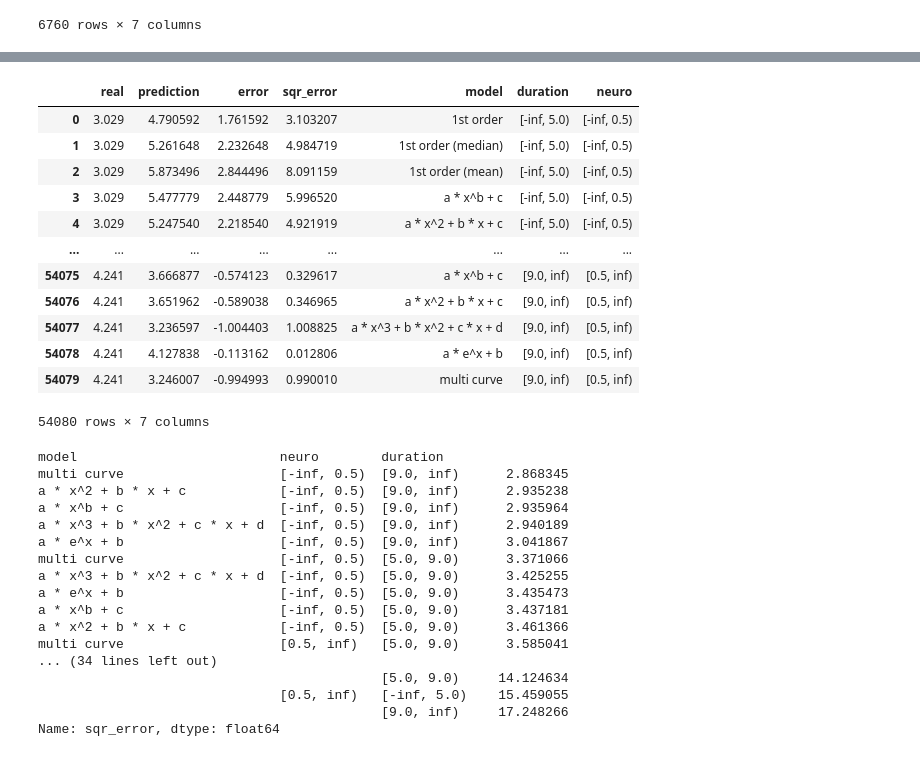
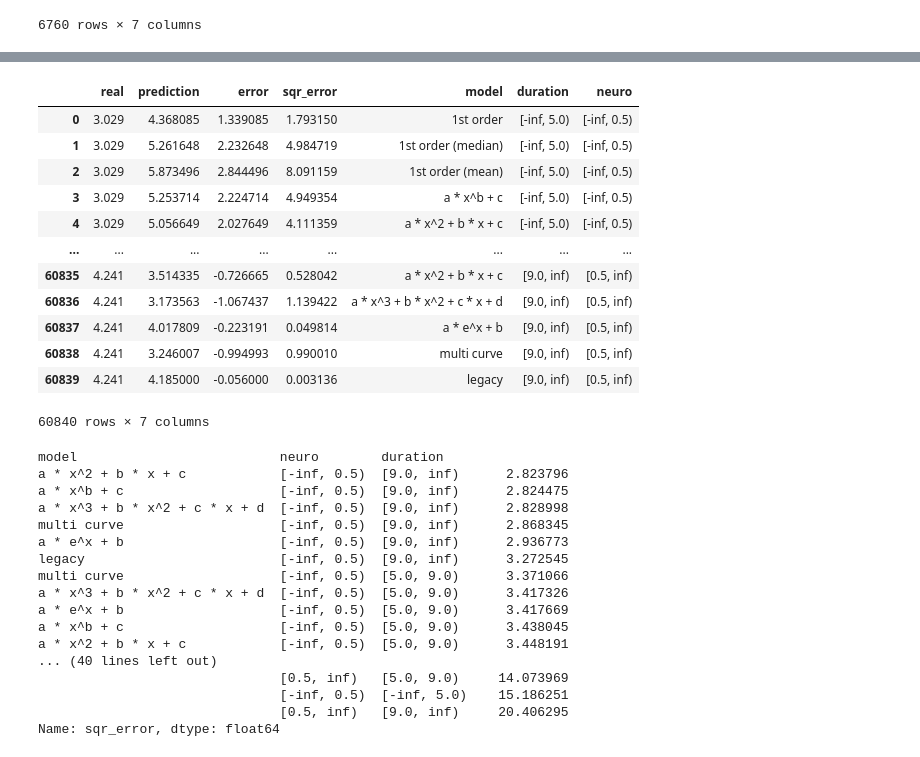
Before and after one commit to molguin92/EdgeDroid2, a Jupyter notebook: analysis_2023/full_validation_ignore_outliers.ipynb, the cells around one changed output, grey strips where cells are left out. Drawn from its saved outputs; the diff is of its cells as text; code cells hidden in the pictures.

Commit message:
legacy

```diff
--- a/analysis_2023/full_validation_ignore_outliers.ipynb
+++ b/analysis_2023/full_validation_ignore_outliers.ipynb
@@ -53,6 +53,16 @@ from collections import deque
 import pandas as pd
 from typing import Tuple, Deque
 from tqdm.notebook import tqdm
+import numpy.typing as npt
+
+def outliers_to_nan_then_mean(a: npt.NDArray | npt.ArrayLike, p: float = 5) -> float:
+    upper_bound = np.percentile(a, 100 - p)
+    lower_bound = np.percentile(a, p)
+    a[a > upper_bound] = np.nan
+    a[a < lower_bound] = np.nan
+    return np.mean(a)
+
+
 
 result_rows = deque()
 for participant in tqdm(data["participant"].unique(), desc="Run"):
@@ -61,6 +71,19 @@ for participant in tqdm(data["participant"].unique(), desc="Run"):
         def get_data() -> pd.DataFrame:
             data = MultiCurveFittingExecutionTimeModel.get_data()
             return data[data["participant"] != participant].copy()
+
+        def __init__(self, neuroticism: float):
+            super().__init__(
+                neuroticism=neuroticism,
+                agg_fn=outliers_to_nan_then_mean
+            )
+
+    class Legacy(LegacyModel):
+        @staticmethod
+        def get_data() -> pd.DataFrame:
+            data = MultiCurveFittingExecutionTimeModel.get_data()
+            return data[data["participant"] != participant].copy()
+
 
     class PowerFitTestModel(MultiCurveFittingTestModel):
         _fit_functions = (PowerFit,)
@@ -104,6 +127,8 @@ for participant in tqdm(data["participant"].unique(), desc="Run"):
     exponential_fit_model = ExponentialFitTestModel(neuroticism)
     multi_fit_model = MultiCurveFittingExecutionTimeModel(neuroticism)
 
+    legacy_model = Legacy()
+
     # deque containing (model name, model object, ttf_bins, window_size, kernel name)
     models: Deque[Tuple[str, ExecutionTimeModel, int, int, str]] = deque()
     models.extend((
@@ -114,7 +139,8 @@ for participant in tqdm(data["participant"].unique(), desc="Run"):
         ("a * x^2 + b * x + c", square_fit_model, 0, 0, "none"),
         ("a * x^3 + b * x^2 + c * x + d", cube_fit_model, 0, 0, "none"),
         ("a * e^x + b", exponential_fit_model, 0, 0, "none"),
-        ("multi curve", multi_fit_model, 0, 0, "none")
+        ("multi curve", multi_fit_model, 0, 0, "none"),
+        ("legacy", legacy_model, 0, 0, "none")
     ))
 
     for _ in range(1):
@@ -174,35 +200,35 @@ results
 |  | real | prediction | error | sqr_error | model | duration | neuro |
-| 0 | 3.029 | 4.790592 | 1.761592 | 3.103207 | 1st order | [-inf, 5.0) | [-inf, 0.5) |
+| 0 | 3.029 | 4.368085 | 1.339085 | 1.793150 | 1st order | [-inf, 5.0) | [-inf, 0.5) |
 | 1 | 3.029 | 5.261648 | 2.232648 | 4.984719 | 1st order (median) | [-inf, 5.0) | [-inf, 0.5) |
 | 2 | 3.029 | 5.873496 | 2.844496 | 8.091159 | 1st order (mean) | [-inf, 5.0) | [-inf, 0.5) |
-| 3 | 3.029 | 5.477779 | 2.448779 | 5.996520 | a * x^b + c | [-inf, 5.0) | [-inf, 0.5) |
-| 4 | 3.029 | 5.247540 | 2.218540 | 4.921919 | a * x^2 + b * x + c | [-inf, 5.0) | [-inf, 0.5) |
+| 3 | 3.029 | 5.253714 | 2.224714 | 4.949354 | a * x^b + c | [-inf, 5.0) | [-inf, 0.5) |
+| 4 | 3.029 | 5.056649 | 2.027649 | 4.111359 | a * x^2 + b * x + c | [-inf, 5.0) | [-inf, 0.5) |
 | ... | ... | ... | ... | ... | ... | ... | ... |
-| 54075 | 4.241 | 3.666877 | -0.574123 | 0.329617 | a * x^b + c | [9.0, inf) | [0.5, inf) |
-| 54076 | 4.241 | 3.651962 | -0.589038 | 0.346965 | a * x^2 + b * x + c | [9.0, inf) | [0.5, inf) |
-| 54077 | 4.241 | 3.236597 | -1.004403 | 1.008825 | a * x^3 + b * x^2 + c * x + d | [9.0, inf) | [0.5, inf) |
-| 54078 | 4.241 | 4.127838 | -0.113162 | 0.012806 | a * e^x + b | [9.0, inf) | [0.5, inf) |
-| 54079 | 4.241 | 3.246007 | -0.994993 | 0.990010 | multi curve | [9.0, inf) | [0.5, inf) |
+| 60835 | 4.241 | 3.514335 | -0.726665 | 0.528042 | a * x^2 + b * x + c | [9.0, inf) | [0.5, inf) |
+| 60836 | 4.241 | 3.173563 | -1.067437 | 1.139422 | a * x^3 + b * x^2 + c * x + d | [9.0, inf) | [0.5, inf) |
+| 60837 | 4.241 | 4.017809 | -0.223191 | 0.049814 | a * e^x + b | [9.0, inf) | [0.5, inf) |
+| 60838 | 4.241 | 3.246007 | -0.994993 | 0.990010 | multi curve | [9.0, inf) | [0.5, inf) |
+| 60839 | 4.241 | 4.185000 | -0.056000 | 0.003136 | legacy | [9.0, inf) | [0.5, inf) |
-54080 rows × 7 columns
+60840 rows × 7 columns
 # %%
 results.groupby(["model", "neuro", "duration"], observed=True)["sqr_error"].mean().sort_values(ascending=True)
 # %% [output]
 model                          neuro        duration
+a * x^2 + b * x + c            [-inf, 0.5)  [9.0, inf)      2.823796
+a * x^b + c                    [-inf, 0.5)  [9.0, inf)      2.824475
+a * x^3 + b * x^2 + c * x + d  [-inf, 0.5)  [9.0, inf)      2.828998
 multi curve                    [-inf, 0.5)  [9.0, inf)      2.868345
-a * x^2 + b * x + c            [-inf, 0.5)  [9.0, inf)      2.935238
-a * x^b + c                    [-inf, 0.5)  [9.0, inf)      2.935964
-a * x^3 + b * x^2 + c * x + d  [-inf, 0.5)  [9.0, inf)      2.940189
-a * e^x + b                    [-inf, 0.5)  [9.0, inf)      3.041867
+a * e^x + b                    [-inf, 0.5)  [9.0, inf)      2.936773
+legacy                         [-inf, 0.5)  [9.0, inf)      3.272545
 multi curve                    [-inf, 0.5)  [5.0, 9.0)      3.371066
-a * x^3 + b * x^2 + c * x + d  [-inf, 0.5)  [5.0, 9.0)      3.425255
-a * e^x + b                    [-inf, 0.5)  [5.0, 9.0)      3.435473
-a * x^b + c                    [-inf, 0.5)  [5.0, 9.0)      3.437181
-a * x^2 + b * x + c            [-inf, 0.5)  [5.0, 9.0)      3.461366
-multi curve                    [0.5, inf)   [5.0, 9.0)      3.585041
-... (34 lines left out)
-                                            [5.0, 9.0)     14.124634
-                               [0.5, inf)   [-inf, 5.0)    15.459055
-                                            [9.0, inf)     17.248266
+a * x^3 + b * x^2 + c * x + d  [-inf, 0.5)  [5.0, 9.0)      3.417326
+a * e^x + b                    [-inf, 0.5)  [5.0, 9.0)      3.417669
+a * x^b + c                    [-inf, 0.5)  [5.0, 9.0)      3.438045
+a * x^2 + b * x + c            [-inf, 0.5)  [5.0, 9.0)      3.448191
+... (40 lines left out)
+                               [0.5, inf)   [5.0, 9.0)     14.073969
+                               [-inf, 0.5)  [-inf, 5.0)    15.186251
+                               [0.5, inf)   [9.0, inf)     20.406295
 Name: sqr_error, dtype: float64
 # %%
 results.groupby(["model"], observed=True)["sqr_error"].describe().sort_values(by="mean", ascending=True)
```
Also changed, not shown: parts of 2 cells of this notebook, 2 other files.
